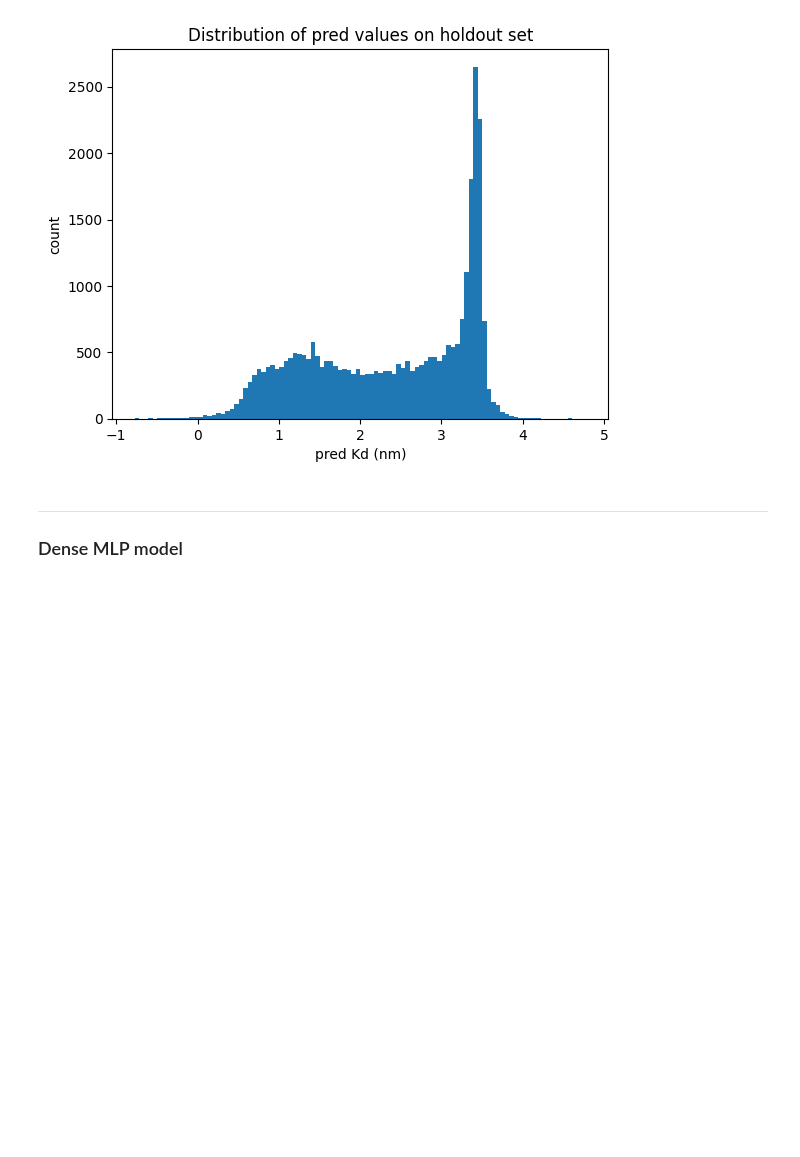
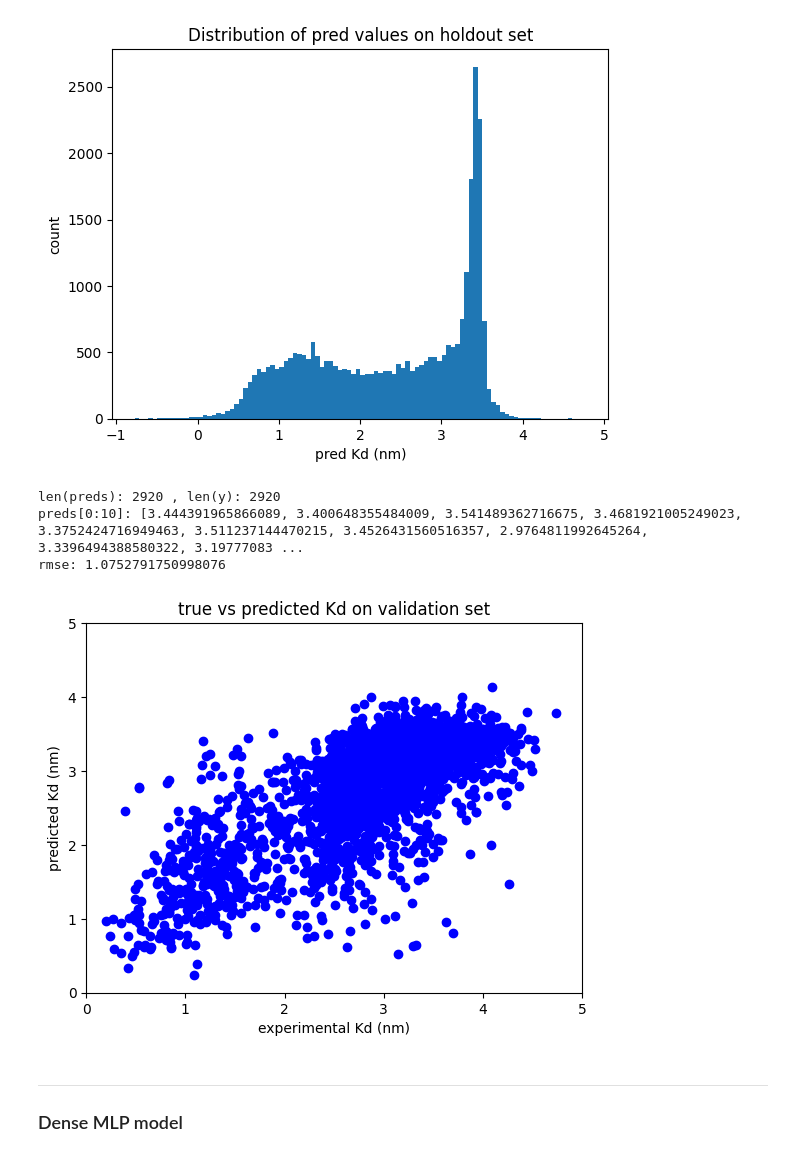
Before and after one commit to planaria158/BERT-antibody-antigen-binding-energy, a Jupyter notebook: notebooks/Inference.ipynb, the cells around one changed output. Saved outputs shown, nothing was run; the diff lists cells and outputs as text; code cells hidden in the pictures; blank space fills up the shorter version.

Commit message:
more tests with trained models on validation set

```diff
--- a/notebooks/Inference.ipynb
+++ b/notebooks/Inference.ipynb
@@ -40,5 +45,5 @@ Name: sequence_a, dtype: object
 # %%
-preds = pk.load(open('./inference/preds_mlp.pkl', 'rb'))
+preds = pk.load(open('../inference_results/preds_mlp.pkl', 'rb'))
 print('len(preds):', len(preds))
 preds = [p[0] for p in preds]
 print('preds[0:10]:', preds[0:10])
@@ -53,6 +58,31 @@ plt.show()
 len(preds): 30071
 preds[0:10]: [3.3806827068328857, 3.2153608798980713, 3.2733681201934814, 3.3257968425750732, 3.320401191711426, 3.4491589069366455, 3.1305391788482666, 3.5066840648651123, 3.028456449508667, 2.473449 ...
 [figure]
+# %%
+# Inference on the validation set to compare actual with predicted values
+preds = pk.load(open('/home/mark/dev/aAlphaBio-Homework/inference_results/preds_mlp_1714519460.345232.pkl', 'rb'))
+y     = pk.load(open('/home/mark/dev/aAlphaBio-Homework/inference_results/y_mlp_1714519460.3456798.pkl', 'rb'))
+print('len(preds):', len(preds), ', len(y):', len(y))
+preds = [p[0] for p in preds]
+print('preds[0:10]:', preds[0:10])
+
+# Calc the root mean squared error
+rmse = math.sqrt(np.mean((np.array(y) - np.array(preds))**2))
+print('rmse:', rmse)
+
+# scatter plot of true vs pred
+plt.scatter(y, preds, c ="blue")
+plt.xlabel('experimental Kd (nm)')
+plt.ylabel('predicted Kd (nm)')
+plt.title('true vs predicted Kd on validation set')
+plt.xlim(0, 5)
+plt.ylim(0, 5)
+plt.show()
+# %% [output]
+len(preds): 2920 , len(y): 2920
+preds[0:10]: [3.444391965866089, 3.400648355484009, 3.541489362716675, 3.4681921005249023, 3.3752424716949463, 3.511237144470215, 3.4526431560516357, 2.9764811992645264, 3.3396494388580322, 3.19777083 ...
+rmse: 1.0752791750998076
+[figure, added]
 # %% [markdown]
 ----
 ### Dense MLP model
```
Also changed, not shown: parts of 6 cells of this notebook, 10 other files.
